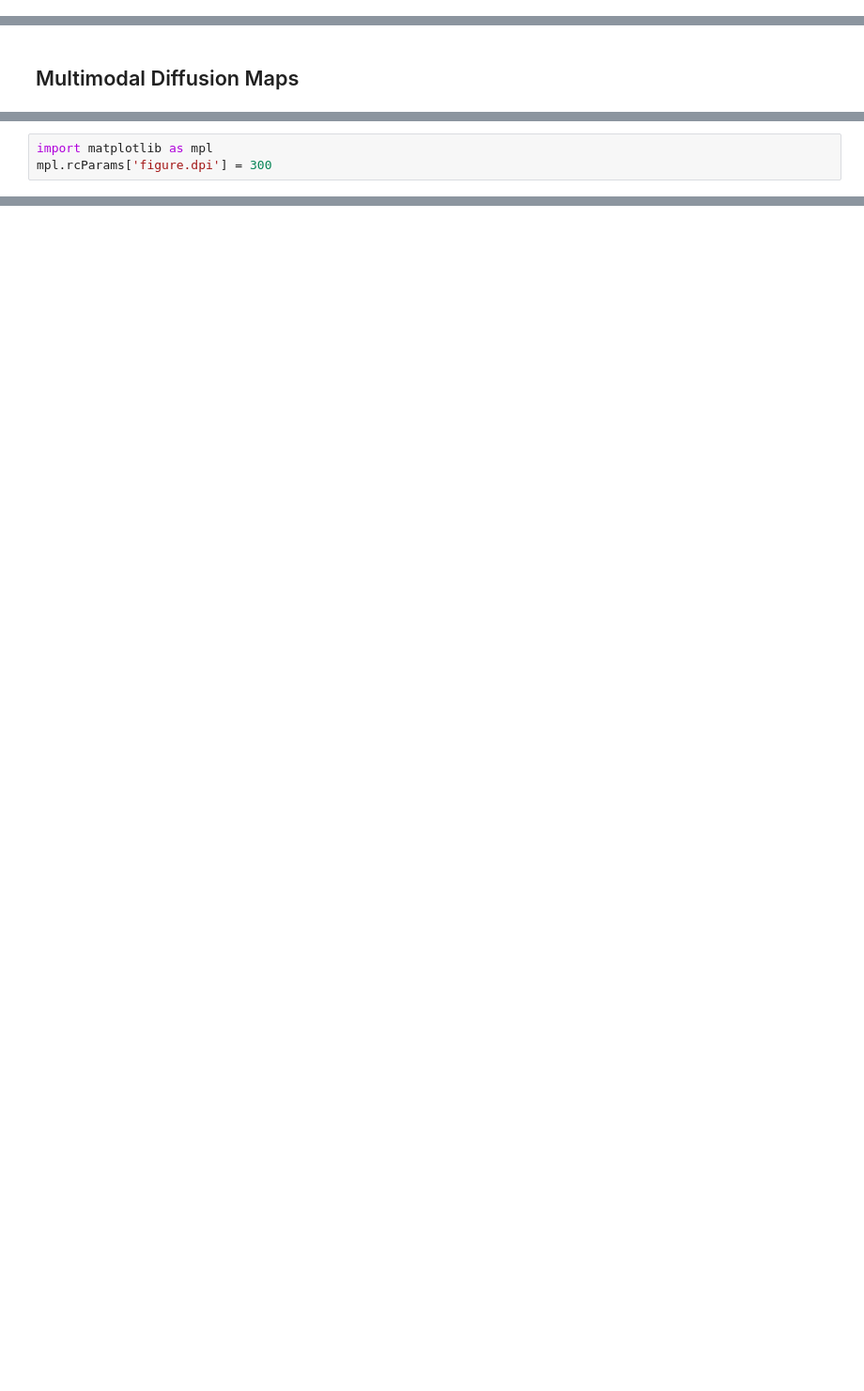
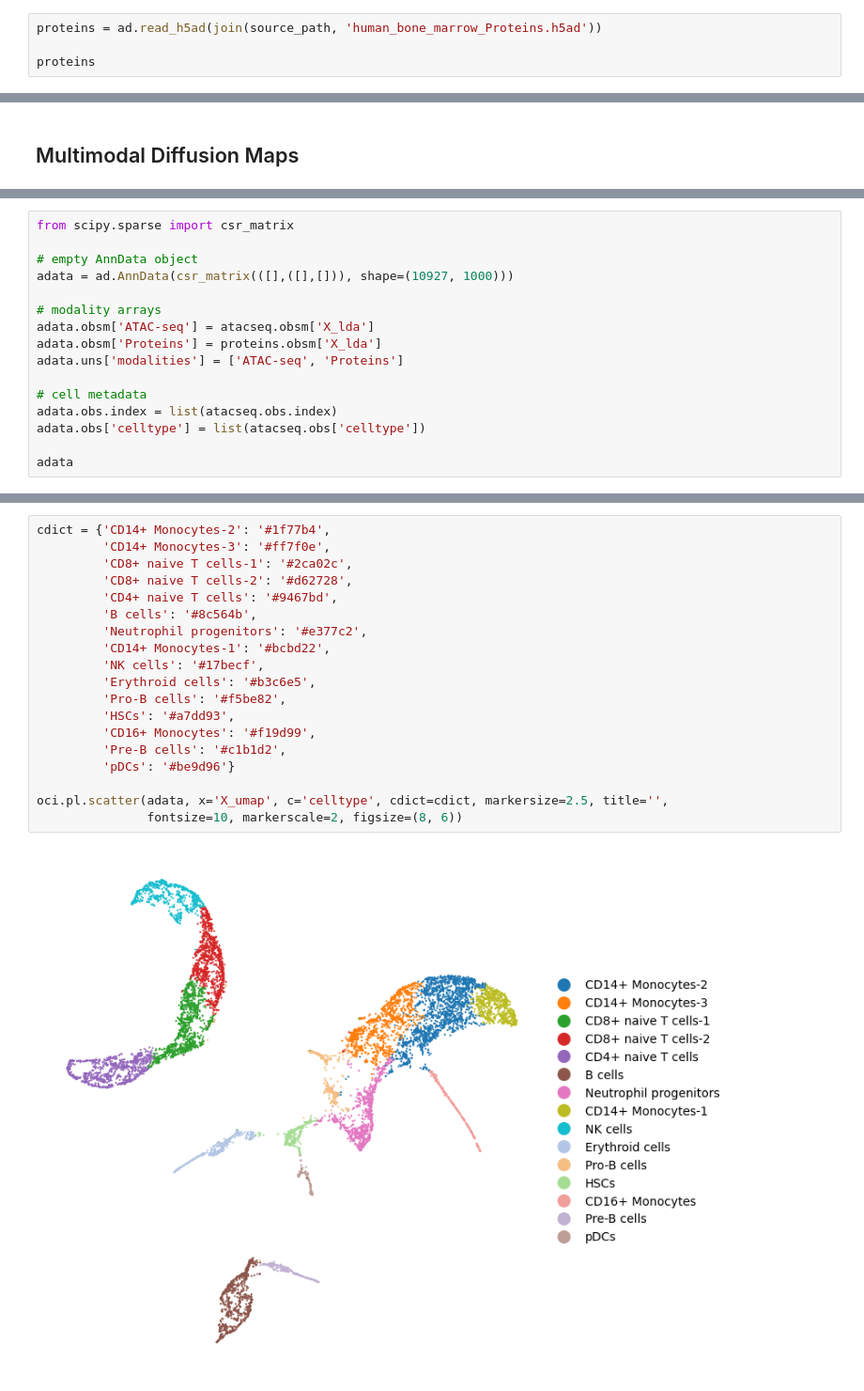
Before and after one commit to TabakaLab/ocelli, a Jupyter notebook: docs/source/notebooks/human-bone-marrow.ipynb, the cells around one changed output, grey strips where cells are left out. Shown: that part at 94% size. Drawn from its saved outputs; the diff is of its cells as text; blank space fills up the shorter version.

```diff
--- a/docs/source/notebooks/human-bone-marrow.ipynb
+++ b/docs/source/notebooks/human-bone-marrow.ipynb
@@ -133,0 +54,4 @@ Similarly, calculate topics for protein levels.
+# %%
+proteins = ad.read_h5ad(join(source_path, 'human_bone_marrow_Proteins.h5ad'))
+
+proteins
@@ -218,3 +87,0 @@ In this dataset, ten components are sufficient to capture the global structure.
-# %%
-import matplotlib as mpl
-mpl.rcParams['figure.dpi'] = 300
@@ -415,0 +90,16 @@ The highest-scoring topics relate to T cells, B cells, and monocytes.
+# %%
+from scipy.sparse import csr_matrix
+
+# empty AnnData object
+adata = ad.AnnData(csr_matrix(([],([],[])), shape=(10927, 1000)))
+
+# modality arrays
+adata.obsm['ATAC-seq'] = atacseq.obsm['X_lda']
+adata.obsm['Proteins'] = proteins.obsm['X_lda']
+adata.uns['modalities'] = ['ATAC-seq', 'Proteins']
+
+# cell metadata
+adata.obs.index = list(atacseq.obs.index)
+adata.obs['celltype'] = list(atacseq.obs['celltype'])
+
+adata
@@ -415,0 +135,21 @@ The highest-scoring topics relate to T cells, B cells, and monocytes.
+# %%
+cdict = {'CD14+ Monocytes-2': '#1f77b4',
+         'CD14+ Monocytes-3': '#ff7f0e',
+         'CD8+ naive T cells-1': '#2ca02c',
+         'CD8+ naive T cells-2': '#d62728',
+         'CD4+ naive T cells': '#9467bd',
+         'B cells': '#8c564b',
+         'Neutrophil progenitors': '#e377c2',
+         'CD14+ Monocytes-1': '#bcbd22',
+         'NK cells': '#17becf',
+         'Erythroid cells': '#b3c6e5',
+         'Pro-B cells': '#f5be82',
+         'HSCs': '#a7dd93',
+         'CD16+ Monocytes': '#f19d99',
+         'Pre-B cells': '#c1b1d2',
+         'pDCs': '#be9d96'}
+
+oci.pl.scatter(adata, x='X_umap', c='celltype', cdict=cdict, markersize=2.5, title='',
+               fontsize=10, markerscale=2, figsize=(8, 6))
+# %% [output]
+[figure, added]
```
Also changed, not shown: parts of 102 cells of this notebook, 3 other files.
